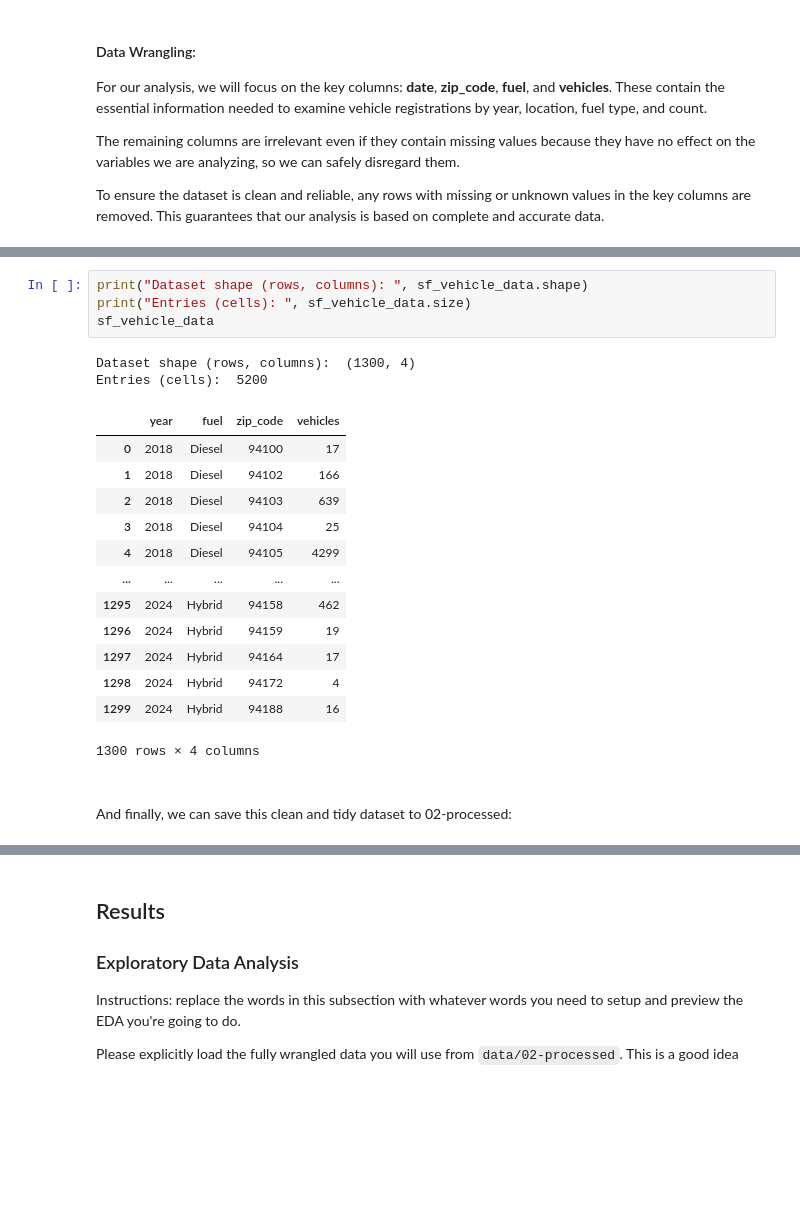
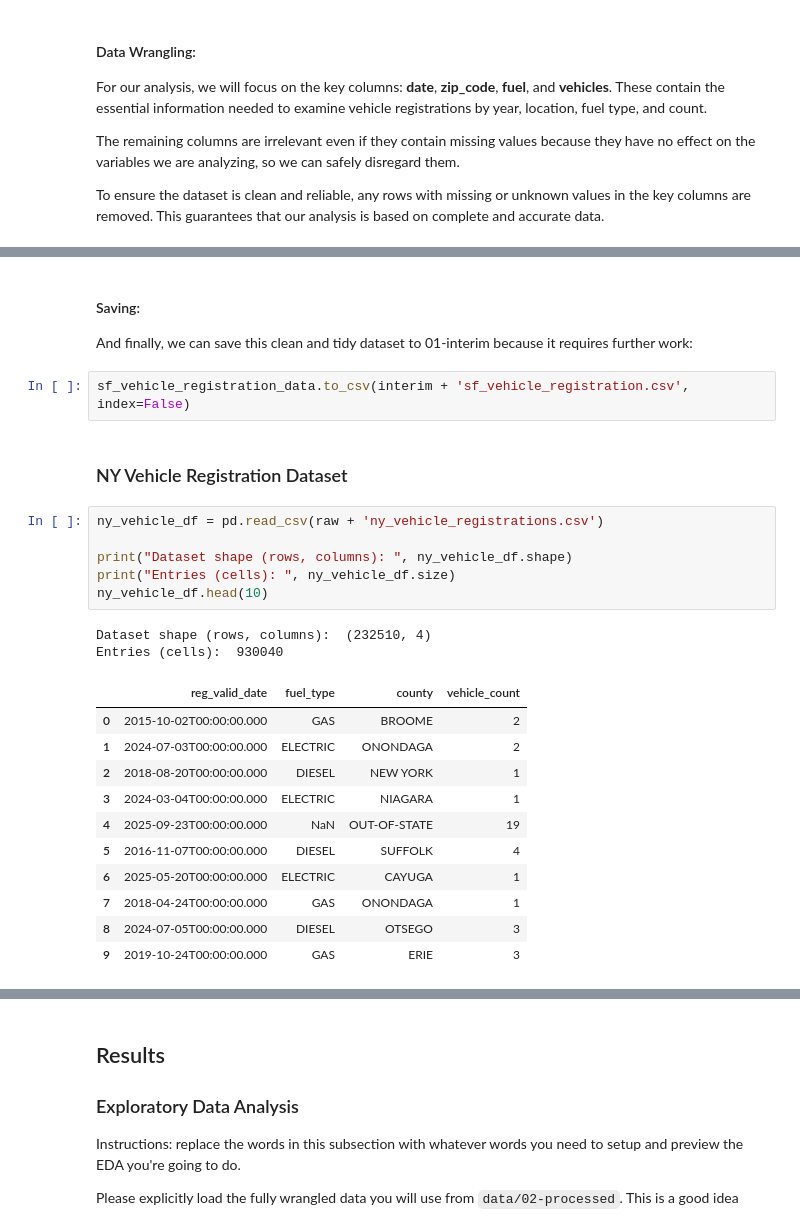
Before and after one commit to COGS108/Group026_WI26, a Jupyter notebook: 02-EDACheckpoint.ipynb, the cells around one changed output, grey strips where cells are left out. Drawn from its saved outputs; the diff is of its cells as text; blank space fills up the shorter version.

Commit message:
got all the datasets and will finish prepping them all soon

```diff
--- a/02-EDACheckpoint.ipynb
+++ b/02-EDACheckpoint.ipynb
@@ -257,23 +324,27 @@ sf_vehicle_data = sf_vehicle_data.reset_index(drop=True)
+# %% [markdown]
+#### Saving:
+And finally, we can save this clean and tidy dataset to 01-interim because it requires further work:
+# %%
+sf_vehicle_registration_data.to_csv(interim + 'sf_vehicle_registration.csv', index=False)
+# %% [markdown]
+### NY Vehicle Registration Dataset
 # %%
-print("Dataset shape (rows, columns): ", sf_vehicle_data.shape)
-print("Entries (cells): ", sf_vehicle_data.size)
-sf_vehicle_data
+ny_vehicle_df = pd.read_csv(raw + 'ny_vehicle_registrations.csv')
+
+print("Dataset shape (rows, columns): ", ny_vehicle_df.shape)
+print("Entries (cells): ", ny_vehicle_df.size)
+ny_vehicle_df.head(10)
 # %% [output]
-Dataset shape (rows, columns):  (1300, 4)
-Entries (cells):  5200
+Dataset shape (rows, columns):  (232510, 4)
+Entries (cells):  930040
-|  | year | fuel | zip_code | vehicles |
-| 0 | 2018 | Diesel | 94100 | 17 |
-| 1 | 2018 | Diesel | 94102 | 166 |
-| 2 | 2018 | Diesel | 94103 | 639 |
-| 3 | 2018 | Diesel | 94104 | 25 |
-| 4 | 2018 | Diesel | 94105 | 4299 |
-| ... | ... | ... | ... | ... |
-| 1295 | 2024 | Hybrid | 94158 | 462 |
-| 1296 | 2024 | Hybrid | 94159 | 19 |
-| 1297 | 2024 | Hybrid | 94164 | 17 |
-| 1298 | 2024 | Hybrid | 94172 | 4 |
-| 1299 | 2024 | Hybrid | 94188 | 16 |
+|  | reg_valid_date | fuel_type | county | vehicle_count |
+| 0 | 2015-10-02T00:00:00.000 | GAS | BROOME | 2 |
+| 1 | 2024-07-03T00:00:00.000 | ELECTRIC | ONONDAGA | 2 |
+| 2 | 2018-08-20T00:00:00.000 | DIESEL | NEW YORK | 1 |
+| 3 | 2024-03-04T00:00:00.000 | ELECTRIC | NIAGARA | 1 |
+| 4 | 2025-09-23T00:00:00.000 | NaN | OUT-OF-STATE | 19 |
+| 5 | 2016-11-07T00:00:00.000 | DIESEL | SUFFOLK | 4 |
+| 6 | 2025-05-20T00:00:00.000 | ELECTRIC | CAYUGA | 1 |
+| 7 | 2018-04-24T00:00:00.000 | GAS | ONONDAGA | 1 |
+| 8 | 2024-07-05T00:00:00.000 | DIESEL | OTSEGO | 3 |
+| 9 | 2019-10-24T00:00:00.000 | GAS | ERIE | 3 |
-1300 rows × 4 columns
-# %% [markdown]
-####
-And finally, we can save this clean and tidy dataset to 02-processed:
```
Also changed, not shown: parts of 20 cells of this notebook, 5 other files.
